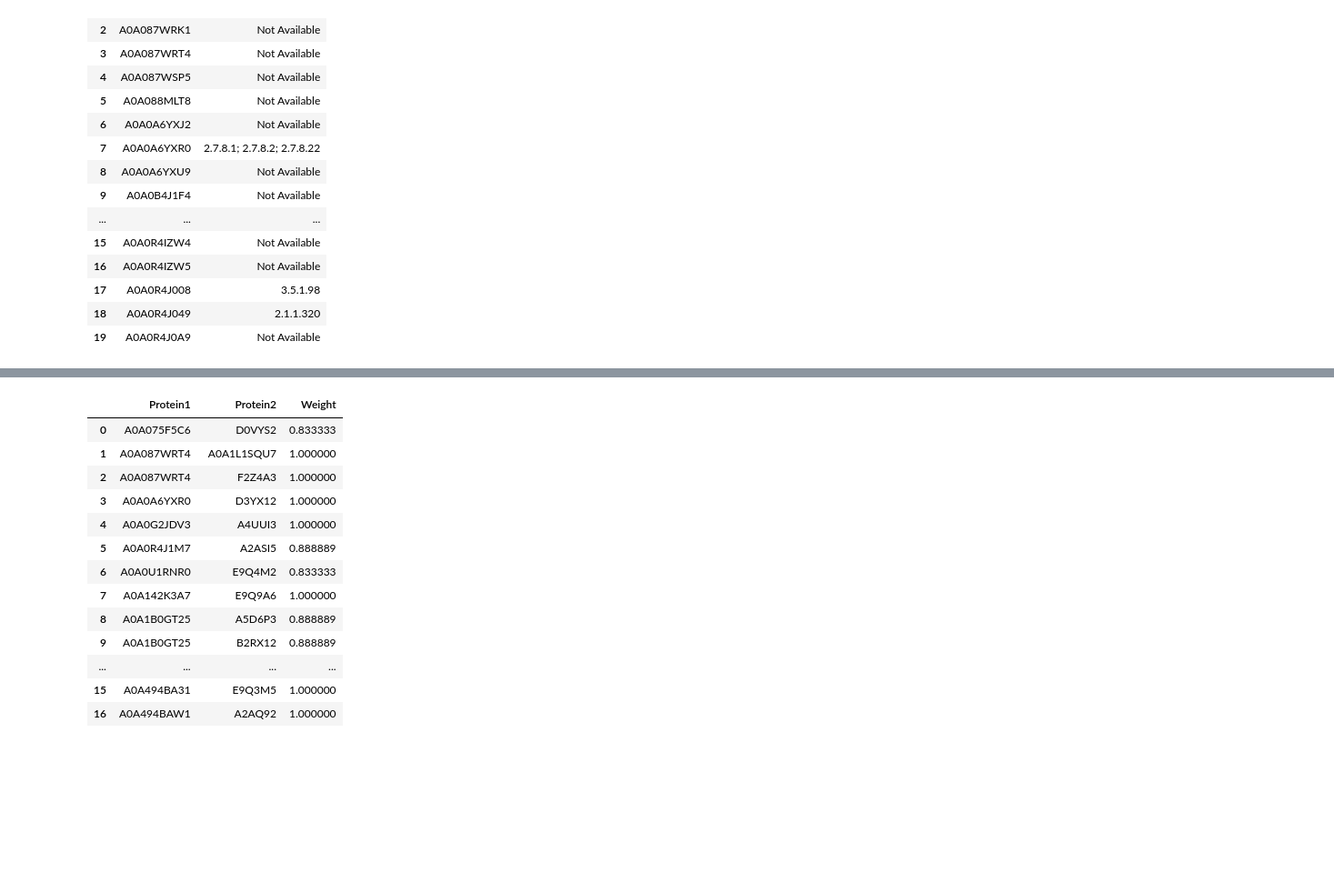
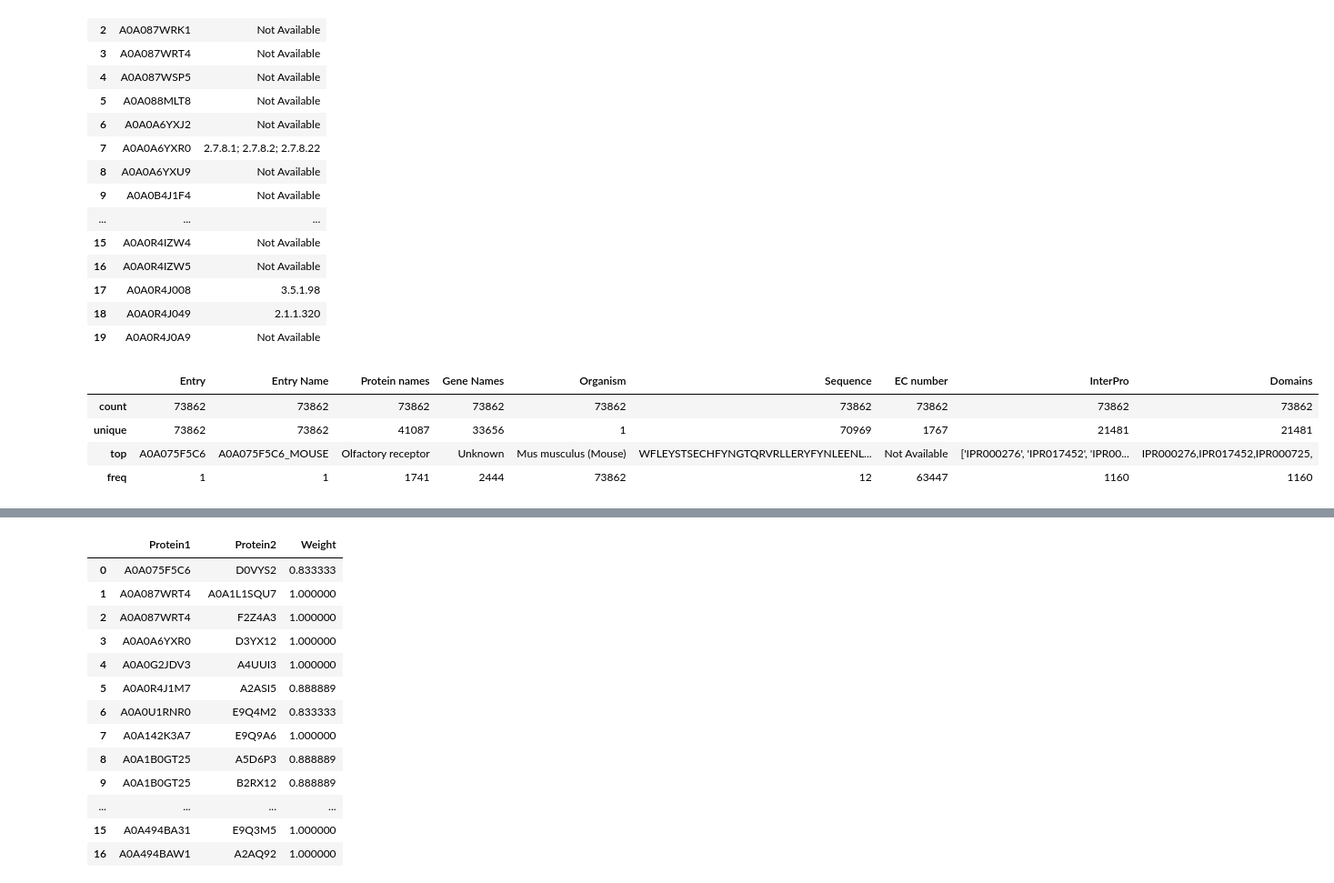
Before and after one commit to abhi-jith23/NoSQLProjUniLU, a Jupyter notebook: dataset_prep.ipynb, the cells around one changed output, grey strips where cells are left out. Shown at 91% size. Saved outputs shown, nothing was run; the diff lists cells and outputs as text; code cells hidden in the pictures; blank space fills up the shorter version.

```diff
--- a/dataset_prep.ipynb
+++ b/dataset_prep.ipynb
@@ -301,4 +306,13 @@ ec_df.head(20)
 | 17 | A0A0R4J008 | 3.5.1.98 |
 | 18 | A0A0R4J049 | 2.1.1.320 |
 | 19 | A0A0R4J0A9 | Not Available |
+# %%
+df5=pd.read_csv("data/cleaned_mongodb.csv")
+df5.describe()
+# %% [output]
+|  | Entry | Entry Name | Protein names | Gene Names | Organism | Sequence | EC number | InterPro | Domains |
+| count | 73862 | 73862 | 73862 | 73862 | 73862 | 73862 | 73862 | 73862 | 73862 |
+| unique | 73862 | 73862 | 41087 | 33656 | 1 | 70969 | 1767 | 21481 | 21481 |
+| top | A0A075F5C6 | A0A075F5C6_MOUSE | Olfactory receptor | Unknown | Mus musculus (Mouse) | WFLEYSTSECHFYNGTQRVRLLERYFYNLEENL... | Not Available | ['IPR000276', 'IPR017452', 'IPR00... | IPR000276,IPR017452,IPR000725, |
+| freq | 1 | 1 | 1741 | 2444 | 73862 | 12 | 63447 | 1160 | 1160 |
 # %%
```
Also changed, not shown: parts of 18 cells of this notebook, 4 other files.
